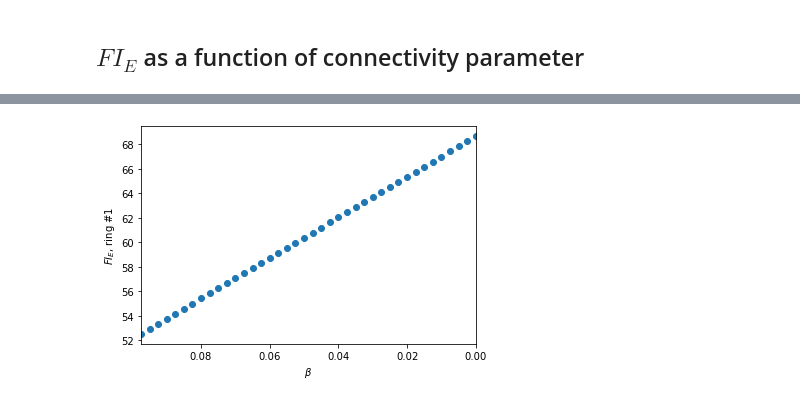
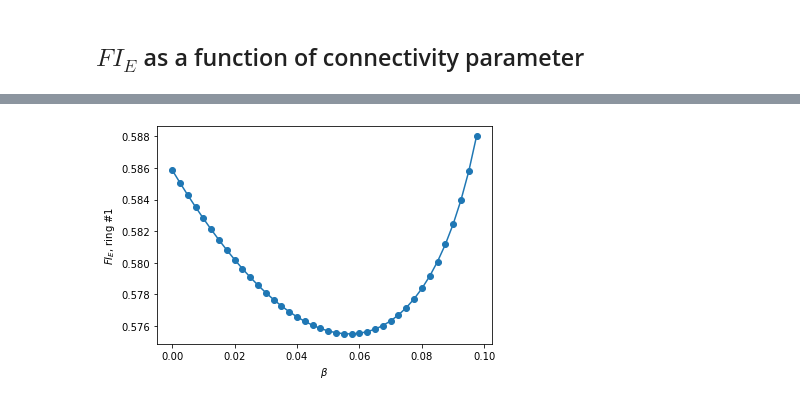
Before and after one commit to alexnegron/SCGB-Fellowship, a Jupyter notebook: Two ring model - independent variability.ipynb, the cells around one changed output, grey strips where cells are left out. Drawn from its saved outputs; the diff is of its cells as text; code cells hidden in the pictures.

```diff
--- a/Two ring model - independent variability.ipynb
+++ b/Two ring model - independent variability.ipynb
@@ -169,6 +176,6 @@ def calculate_cov(f, N, r_ss, W, c_ne, c_ni, tau_n):
 # %%
 r_ss, r_n, R_ss, R_n, W, xs, ts, c, h = two_ring_model(t0=0,
-                                             T=250,
+                                             T=500,
                                              dt=0.1,
                                              phi=45,
                                              N=180,
@@ -186,11 +193,11 @@ r_ss, r_n, R_ss, R_n, W, xs, ts, c, h = two_ring_model(t0=0,
                                              J_IE=0.042,
 
                                              sigma_ori=32,
-                                             sigma_FF=50,
-
+                                             #sigma_FF=50,
+                                             sigma_FF = 45,
                                              k=0.04,
                                              n=2.0,
-                                             c=40,
+                                             c=20,
 
-                                             a=.02,
-                                             b=.05)
+                                             a=.6,
+                                             b=.8)
@@ -224,3 +235,3 @@ plt.show()
 # %%
-Sigma = calculate_cov(f=xfer_func, N=180, r_ss=r_ss, W=W, c_ne=1, c_ni=1, tau_n=1)
+Sigma, L, D = calculate_cov(f=xfer_func, N=180, h=h, c=c, r_ss=r_ss, W=W, c_ne=1, c_ni=1, tau_n=1)
 # %%
@@ -278,12 +299,10 @@ plt.show()
 # %%
-plt.plot(C1_E[45,46:54], label='Ring 1')
-plt.plot(C2_E[45,46:54], label='Ring 2')
-plt.plot(C12_E[45,46:54], label='Across rings')
-labels=np.arange(46,54)
-xs=np.arange(0,8)
+xs=np.arange(46,130)
+plt.plot(xs, C1_E[45,46:130], label='Ring 1')
+plt.plot(xs, C2_E[45,46:130], label='Ring 2')
+plt.plot(xs, C12_E[45,46:130], label='Across rings')
 plt.legend()
-plt.ylabel('Correlation')
+plt.ylabel(r'$C(45^\circ, \theta)$')
 plt.xlabel(r'$\theta$')
-plt.xticks(xs,labels)
 plt.show()
 # %% [output]
@@ -300,10 +319,13 @@ alphas = alphas[::-1]
 #FI_E2 = np.zeros((len(alphas), len(betas)))
 FI_E1 = []
 FI_E2 = []
+betas = np.arange(0, .1, .0025)
+
 for b in betas:
-    print(b)
+    print(f'beta = {b}')
+
     r_ss, r_n, R_ss, R_n, W, xs, ts, c, h = two_ring_model(t0=0,
-                                             T=250,
+                                             T=500,
                                              dt=0.1,
                                              phi=45,
                                              N=180,
@@ -321,7 +343,7 @@ for b in betas:
                                              J_IE=0.042,
 
                                              sigma_ori=32,
-                                             sigma_FF=50,
+                                             sigma_FF=40,
 
                                              k=0.04,
                                              n=2.0,
@@ -330,7 +352,7 @@ for b in betas:
                                              a=0,
                                              b=b)
 
-    Sigma = calculate_cov(f=xfer_func, N=180, r_ss=r_ss, W=W, c_ne=1, c_ni=1, tau_n=1)
+    Sigma, L, D = calculate_cov(f=xfer_func, N=180, h=h, c=c, r_ss=r_ss, W=W, c_ne=1, c_ni=1, tau_n=1)
     N = 180
 
     Sigma1_E = Sigma[:N, :N]
@@ -347,7 +369,7 @@ for b in betas:
 
     fi_E1 = ((G_E1.T)@Sigma1_E_inv@G_E1)[0][0]
     fi_E2 = ((G_E2.T)@Sigma2_E_inv@G_E2)[0][0]
+    print(f'FI_E1 = {fi_E1}')
 
     FI_E1.append(fi_E1)
-    FI_E2.append(fi_E2)
 # %% [output]
@@ -391,8 +393,8 @@ FI_E1
 # %%
-plt.scatter(betas, FI_E1)
+plt.plot(betas, FI_E1, '-o')
 plt.xlabel(r'$\beta$')
 plt.ylabel('$FI_E$, ring #1')
-plt.xlim(max(betas),min(betas))
+#plt.xlim(max(betas),min(betas))
 plt.show()
 # %% [output]
-[figure, old version]
+[figure, new version]
```
Also changed, not shown: parts of 19 cells of this notebook.
